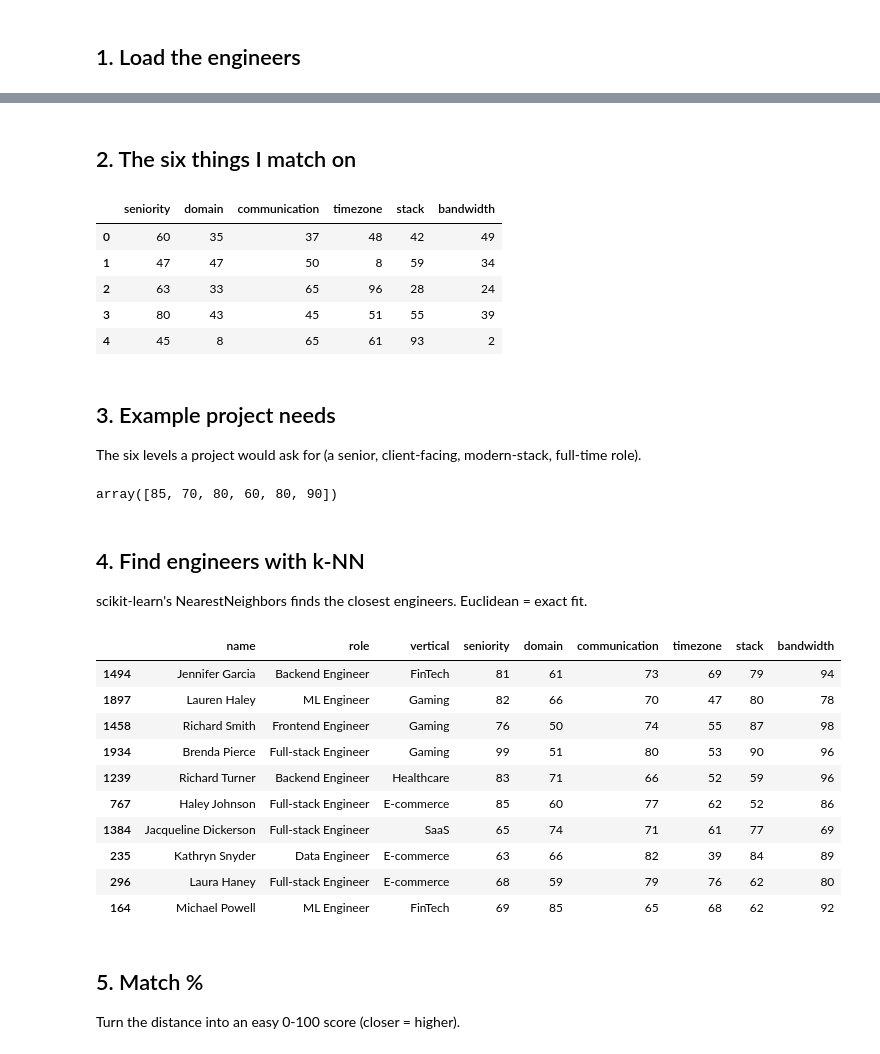
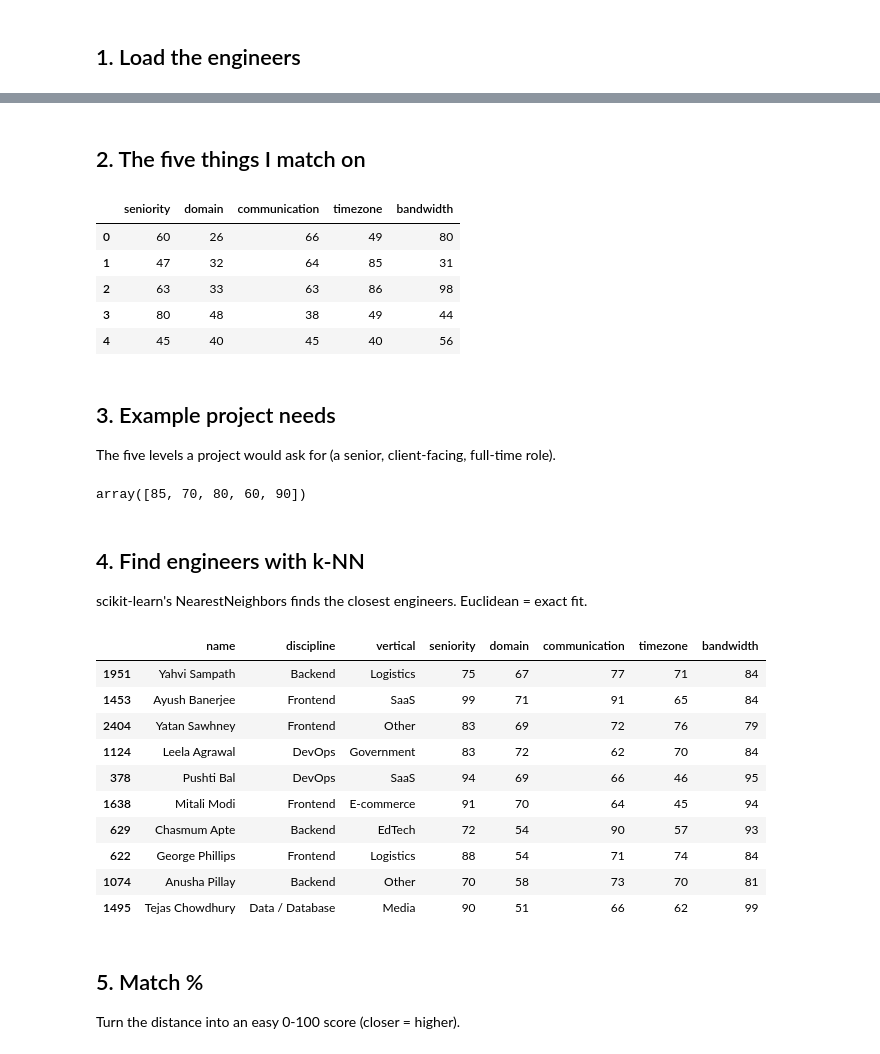
Before and after one commit to Jsn04/SkillMatch, a Jupyter notebook: data/similarity.ipynb, the cells around one changed output, grey strips where cells are left out. Drawn from its saved outputs; the diff is of its cells as text; code cells hidden in the pictures.

Commit message:
final touches - fix similarity notebook schema, 70/30 names, login hint

```diff
--- a/data/similarity.ipynb
+++ b/data/similarity.ipynb
@@ -21,26 +21,25 @@ engineers.head()
 # %% [markdown]
-## 2. The six things I match on
+## 2. The five things I match on
 # %%
-attributes = ["seniority", "domain", "communication", "timezone", "stack", "bandwidth"]
+attributes = ["seniority", "domain", "communication", "timezone", "bandwidth"]
 engineers[attributes].head()
 # %% [output]
-|  | seniority | domain | communication | timezone | stack | bandwidth |
-| 0 | 60 | 35 | 37 | 48 | 42 | 49 |
-| 1 | 47 | 47 | 50 | 8 | 59 | 34 |
-| 2 | 63 | 33 | 65 | 96 | 28 | 24 |
-| 3 | 80 | 43 | 45 | 51 | 55 | 39 |
-| 4 | 45 | 8 | 65 | 61 | 93 | 2 |
+|  | seniority | domain | communication | timezone | bandwidth |
+| 0 | 60 | 26 | 66 | 49 | 80 |
+| 1 | 47 | 32 | 64 | 85 | 31 |
+| 2 | 63 | 33 | 63 | 86 | 98 |
+| 3 | 80 | 48 | 38 | 49 | 44 |
+| 4 | 45 | 40 | 45 | 40 | 56 |
 # %% [markdown]
 ## 3. Example project needs
 
-The six levels a project would ask for (a senior, client-facing, modern-stack, full-time role).
+The five levels a project would ask for (a senior, client-facing, full-time role).
 # %%
 project = {
     "seniority": 85,
     "domain": 70,
     "communication": 80,
     "timezone": 60,
-    "stack": 80,
     "bandwidth": 90,
 }
 
@@ -48,7 +47,7 @@ project = {
 project_vector = np.array([project[a] for a in attributes])
 project_vector
 # %% [output]
-array([85, 70, 80, 60, 80, 90])
+array([85, 70, 80, 60, 90])
 # %% [markdown]
 ## 4. Find engineers with k-NN
 
@@ -56,21 +55,21 @@ scikit-learn's NearestNeighbors finds the closest engineers. Euclidean = exact f
 # %%
 knn = NearestNeighbors(n_neighbors=10, metric="euclidean")
 knn.fit(engineers[attributes].to_numpy())
 
 distances, indices = knn.kneighbors([project_vector])
-engineers.iloc[indices[0]][["name", "role", "vertical"] + attributes]
+engineers.iloc[indices[0]][["name", "discipline", "vertical"] + attributes]
 # %% [output]
-|  | name | role | vertical | seniority | domain | communication | timezone | stack | bandwidth |
-| 1494 | Jennifer Garcia | Backend Engineer | FinTech | 81 | 61 | 73 | 69 | 79 | 94 |
-| 1897 | Lauren Haley | ML Engineer | Gaming | 82 | 66 | 70 | 47 | 80 | 78 |
-| 1458 | Richard Smith | Frontend Engineer | Gaming | 76 | 50 | 74 | 55 | 87 | 98 |
-| 1934 | Brenda Pierce | Full-stack Engineer | Gaming | 99 | 51 | 80 | 53 | 90 | 96 |
-| 1239 | Richard Turner | Backend Engineer | Healthcare | 83 | 71 | 66 | 52 | 59 | 96 |
-| 767 | Haley Johnson | Full-stack Engineer | E-commerce | 85 | 60 | 77 | 62 | 52 | 86 |
-| 1384 | Jacqueline Dickerson | Full-stack Engineer | SaaS | 65 | 74 | 71 | 61 | 77 | 69 |
-| 235 | Kathryn Snyder | Data Engineer | E-commerce | 63 | 66 | 82 | 39 | 84 | 89 |
-| 296 | Laura Haney | Full-stack Engineer | E-commerce | 68 | 59 | 79 | 76 | 62 | 80 |
-| 164 | Michael Powell | ML Engineer | FinTech | 69 | 85 | 65 | 68 | 62 | 92 |
+|  | name | discipline | vertical | seniority | domain | communication | timezone | bandwidth |
+| 1951 | Yahvi Sampath | Backend | Logistics | 75 | 67 | 77 | 71 | 84 |
+| 1453 | Ayush Banerjee | Frontend | SaaS | 99 | 71 | 91 | 65 | 84 |
+| 2404 | Yatan Sawhney | Frontend | Other | 83 | 69 | 72 | 76 | 79 |
+| 1124 | Leela Agrawal | DevOps | Government | 83 | 72 | 62 | 70 | 84 |
+| 378 | Pushti Bal | DevOps | SaaS | 94 | 69 | 66 | 46 | 95 |
+| 1638 | Mitali Modi | Frontend | E-commerce | 91 | 70 | 64 | 45 | 94 |
+| 629 | Chasmum Apte | Backend | EdTech | 72 | 54 | 90 | 57 | 93 |
+| 622 | George Phillips | Frontend | Logistics | 88 | 54 | 71 | 74 | 84 |
+| 1074 | Anusha Pillay | Backend | Other | 70 | 58 | 73 | 70 | 81 |
+| 1495 | Tejas Chowdhury | Data / Database | Media | 90 | 51 | 66 | 62 | 99 |
 # %% [markdown]
 ## 5. Match %
 
```
Also changed, not shown: parts of 6 cells of this notebook, 7 other files.
